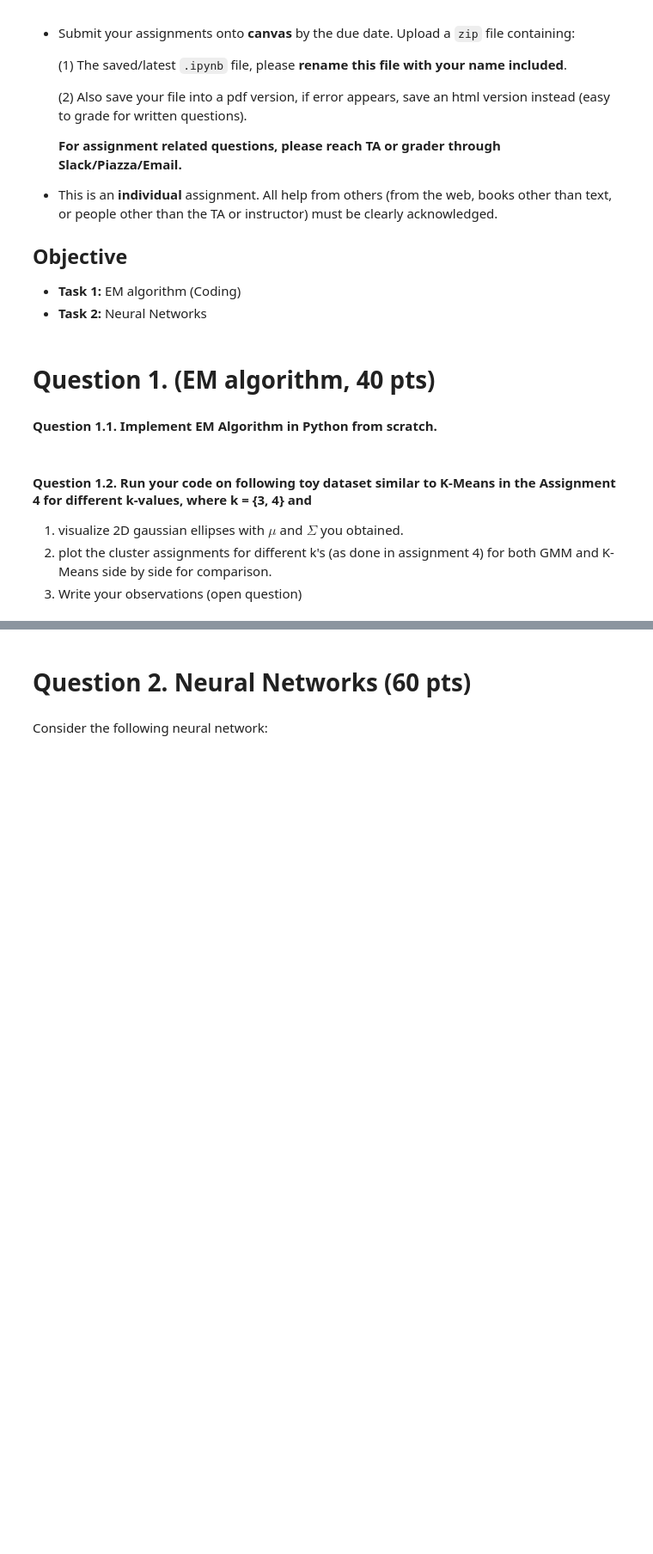
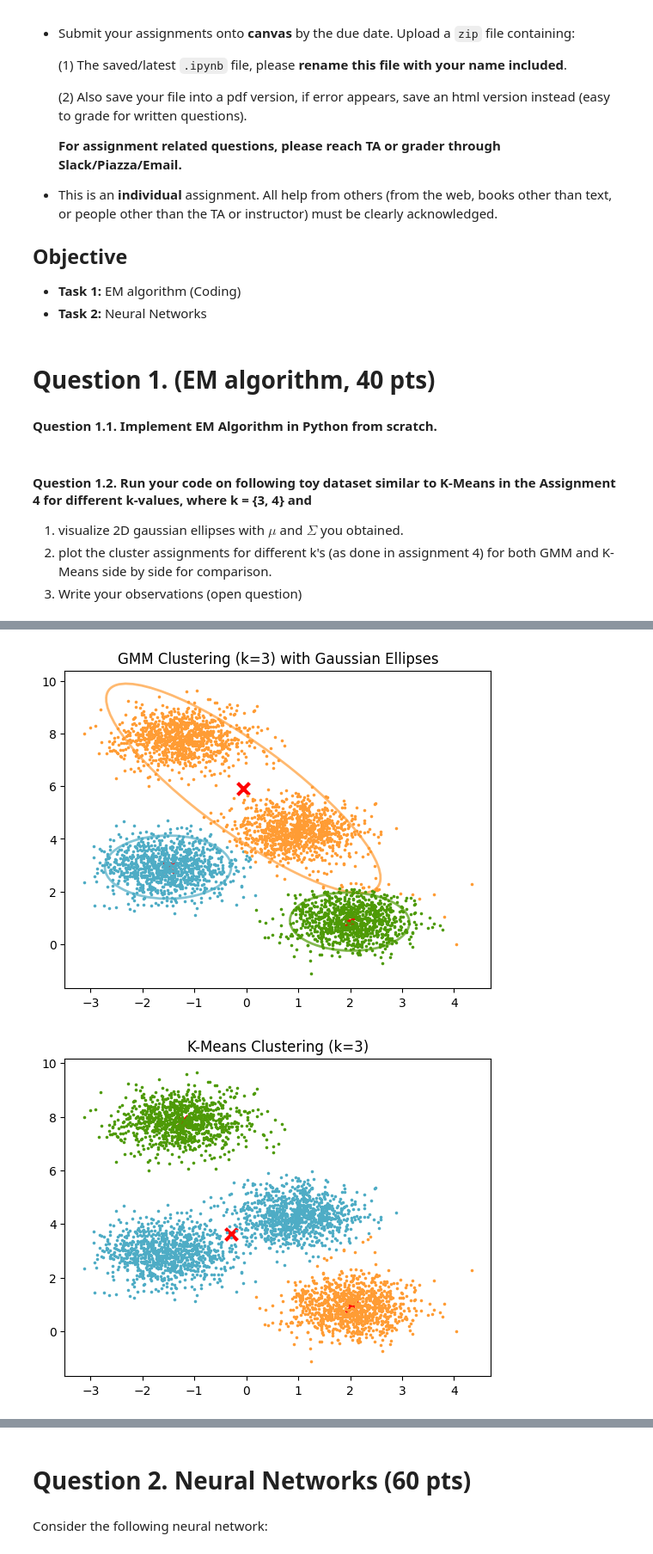
Before and after one commit to Mengxiao-Hu/CSE242, a Jupyter notebook: Assignment5.ipynb, the cells around one changed output, grey strips where cells are left out. Shown at 86% size. Drawn from its saved outputs; the diff is of its cells as text; code cells hidden in the pictures; blank space fills up the shorter version.

```diff
--- a/Assignment5.ipynb
+++ b/Assignment5.ipynb
@@ -88,6 +184,7 @@ for k, col in enumerate(colors):
 # %%
 
 import numpy as np
+from matplotlib.patches import Ellipse
 
 # function to get initial cluster centroids; we randomly choose k points from the dataset
 def get_initial_parameters(k, X):
@@ -111,35 +208,67 @@ def get_initial_parameters(k, X):
 
 # your code here.
 for k in [3, 4]:
 
   pi_initial, z_ik_initial, mu_initial, sigma_initial = get_initial_parameters(k, X)
 
   ########################
   #### YOUR CODE HERE ####
   ########################
 
+  # Convert initial parameters to numpy arrays
+  mu_initial = np.array(mu_initial)
+  sigma_initial = np.array(sigma_initial)
+  pi_initial = np.array(pi_initial)
 
-  for k, col in enumerate(colors):
-      cluster_data = gmm_cluster_assignments == k
+  # Run GMM algorithm
+  mu_final, sigma_final, pi_final, gmm_cluster_assignments = gmm(X, mu_initial, sigma_initial, pi_initial, k)
+
+  # Plot Gaussian ellipses
+  for i in range(k):
+      eigenvals, eigenvecs = np.linalg.eigh(sigma_final[i])
+      order = eigenvals.argsort()[::-1]
+      eigenvals, eigenvecs = eigenvals[order], eigenvecs[:, order]
+      theta = np.degrees(np.arctan2(eigenvecs[1, 0], eigenvecs[0, 0]))
+      width, height = 2 * np.sqrt(eigenvals) * 2
+      ellipse = Ellipse(mu_final[i], width, height, angle=theta, facecolor='none', edgecolor=colors[i], linewidth=2, alpha=0.7)
+      plt.gca().add_patch(ellipse)
+
+  # Plot cluster means
+  plt.scatter(mu_final[:, 0], mu_final[:, 1], c='red', marker='x', s=100, linewidth=3)
+  plt.title(f'GMM Clustering (k={k}) with Gaussian Ellipses')
+
+  for i, col in enumerate(colors):
+      cluster_data = gmm_cluster_assignments == i
       plt.scatter(X[cluster_data, 0], X[cluster_data, 1], c=col, marker=".", s=10)
   plt.show()
 
 
   #############################################################
   #### KMEANS #####
   #### Use your implementation of KMEANS from assignment 4 ####
   #############################################################
 
   ########################
   #### YOUR CODE HERE ####
   ########################
-  # kmeans_cluster_assignments = your_kmeans_implementation()
 
-  for k, col in enumerate(colors):
-      cluster_data = kmeans_cluster_assignments == k
+  # Initialize centroids and run K-Means
+  centroids = get_initial_clusters(k, X)
+  centroids, kmeans_cluster_assignments = kmeans(X, centroids)
+
+  # Plot centroids
+  plt.scatter(centroids[:, 0], centroids[:, 1], c='red', marker='x', s=100, linewidth=3)
+  plt.title(f'K-Means Clustering (k={k})')
+
+  for i, col in enumerate(colors):
+      cluster_data = kmeans_cluster_assignments == i
       plt.scatter(X[cluster_data, 0], X[cluster_data, 1], c=col, marker=".", s=10)
   plt.show()
 
   #############################################################################
   #### Observations on Comparison of GMM vs KMEANS ############################
   #############################################################################
+  #### GMM and KMEANS may have similar or quite diffierent results on same workloads
+# %% [output]
+[figure, added]
+[figure, added]
```
Also changed, not shown: parts of 9 cells of this notebook.
